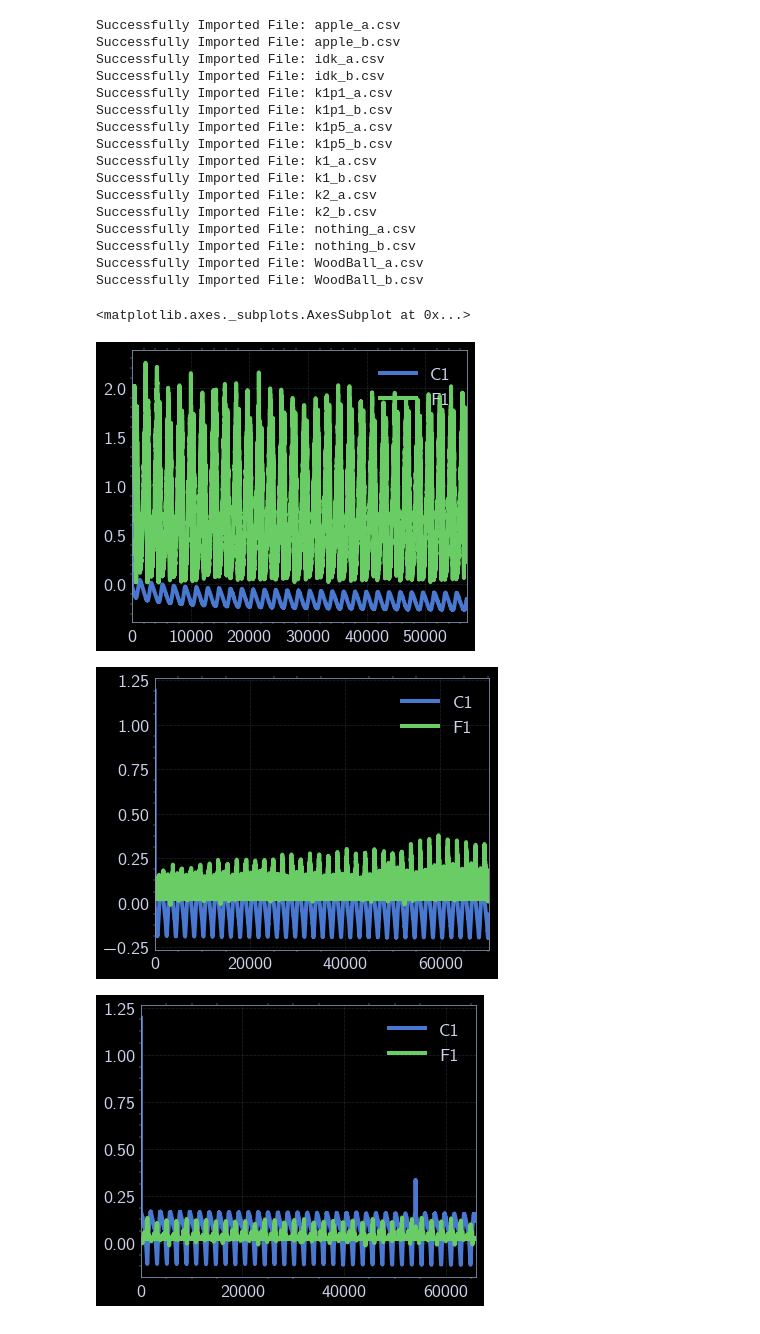
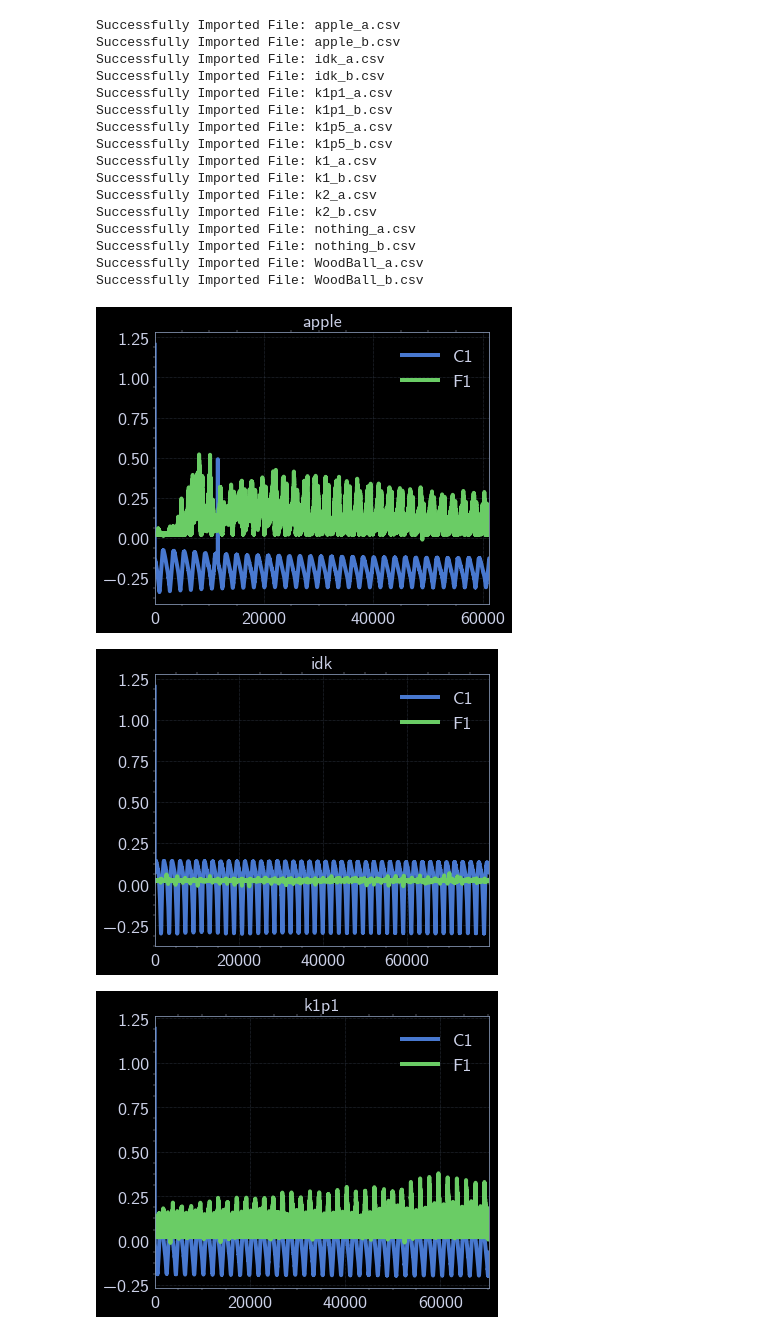
Before and after one commit to matheuscfernandes/mla, a Jupyter notebook: AnalysisV1.ipynb, the cells around one changed output. Saved outputs shown, nothing was run; the diff lists cells and outputs as text; code cells hidden in the pictures.

Commit message:
data preprocessing progress -- plotting 2 features

```diff
--- a/AnalysisV1.ipynb
+++ b/AnalysisV1.ipynb
@@ -99,12 +99,11 @@ def MergeAandBData(AllDataA,AllDataB):
         Data[key]=pd.merge(AllDataA[key],AllDataB[key],left_index=True, right_index=True, how='inner')
     return Data
 Data=MergeAandBData(DataA,DataB)
-# %%
-Data['k1'].plot(y=['C1','F1'])
-Data['k1p1'].plot(y=['C1','F1'])
-Data['k1p5'].plot(y=['C1','F1'])
-# %% [output]
-<matplotlib.axes._subplots.AxesSubplot at 0x...>
-[figure, removed]
-[figure, removed]
-[figure, removed]
+# %%
+for key in Data.keys():
+    Data[key].plot(y=['C1','F1'])
+    plt.title(key)
+# %% [output]
+[figure, added]
+[figure, added]
+[figure, added]
```
Also changed, not shown: parts of 1 cell of this notebook.
